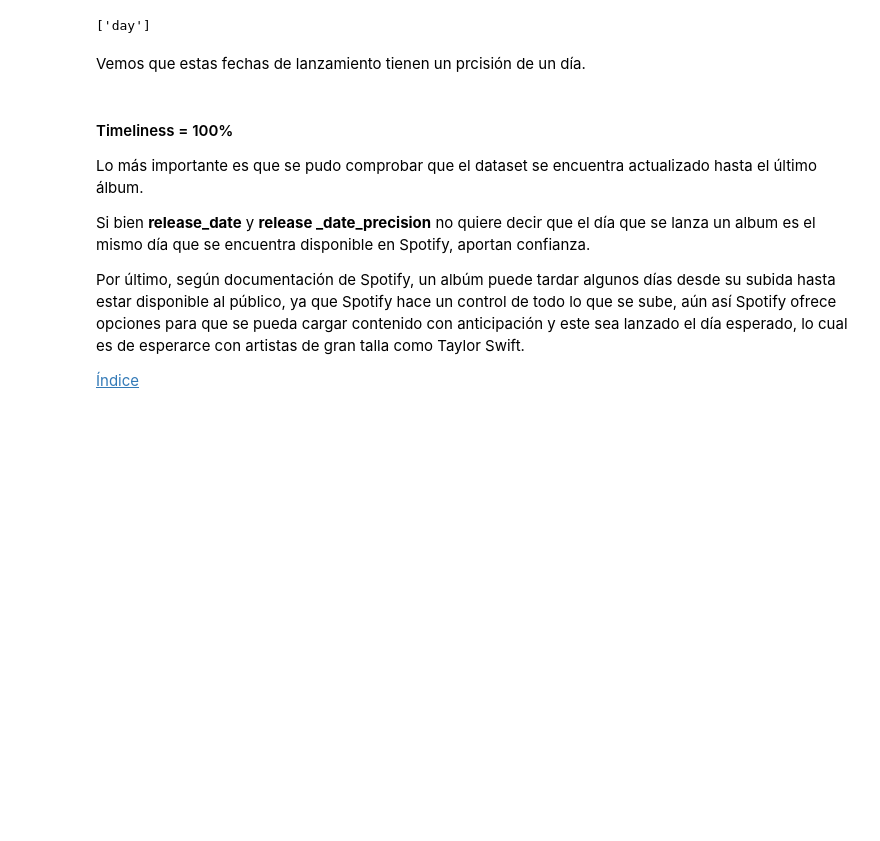
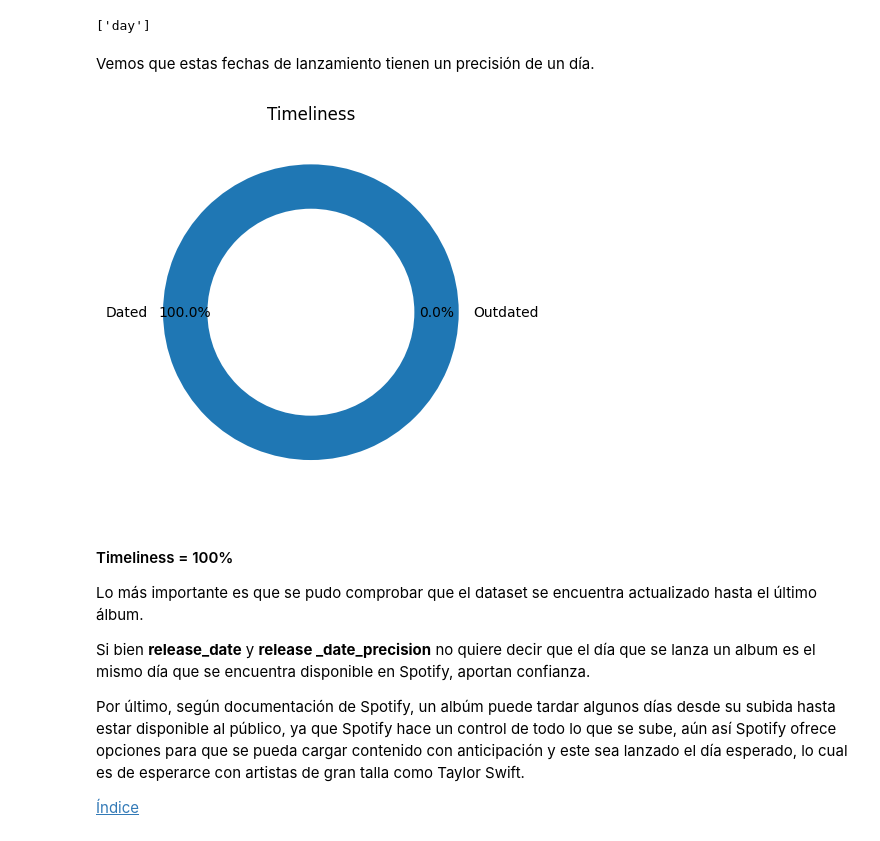
Before and after one commit to cristian-torres-ds/data_quality_engineer, a Jupyter notebook: data_quality_assessment.ipynb, the cells around one changed output. Saved outputs shown, nothing was run; the diff lists cells and outputs as text; code cells hidden in the pictures; blank space fills up the shorter version.

```diff
--- a/data_quality_assessment.ipynb
+++ b/data_quality_assessment.ipynb
@@ -746,7 +780,26 @@ list(df_precision["release_date_precision"].unique())
 # %% [output]
 ['day']
 # %% [markdown]
-Vemos que estas fechas de lanzamiento tienen un prcisión de un día.
+Vemos que estas fechas de lanzamiento tienen un precisión de un día.
+# %%
+timeliness = 100
+
+comp_labels = ['Dated', 'Outdated']
+
+comp_data = [timeliness, 0]
+
+plt.pie(comp_data, labels=comp_labels, autopct='%1.1f%%', pctdistance=0.85)
+
+centre_circle = plt.Circle((0, 0), 0.70, fc='white')
+fig = plt.gcf()
+
+fig.gca().add_artist(centre_circle)
+
+plt.title('Timeliness')
+
+plt.show()
+# %% [output]
+[figure, added]
 # %% [markdown]
 #### Timeliness = 100% <a class="anchor" id="puntuacion_3"></a>
 
```
Also changed, not shown: parts of 12 cells of this notebook.
